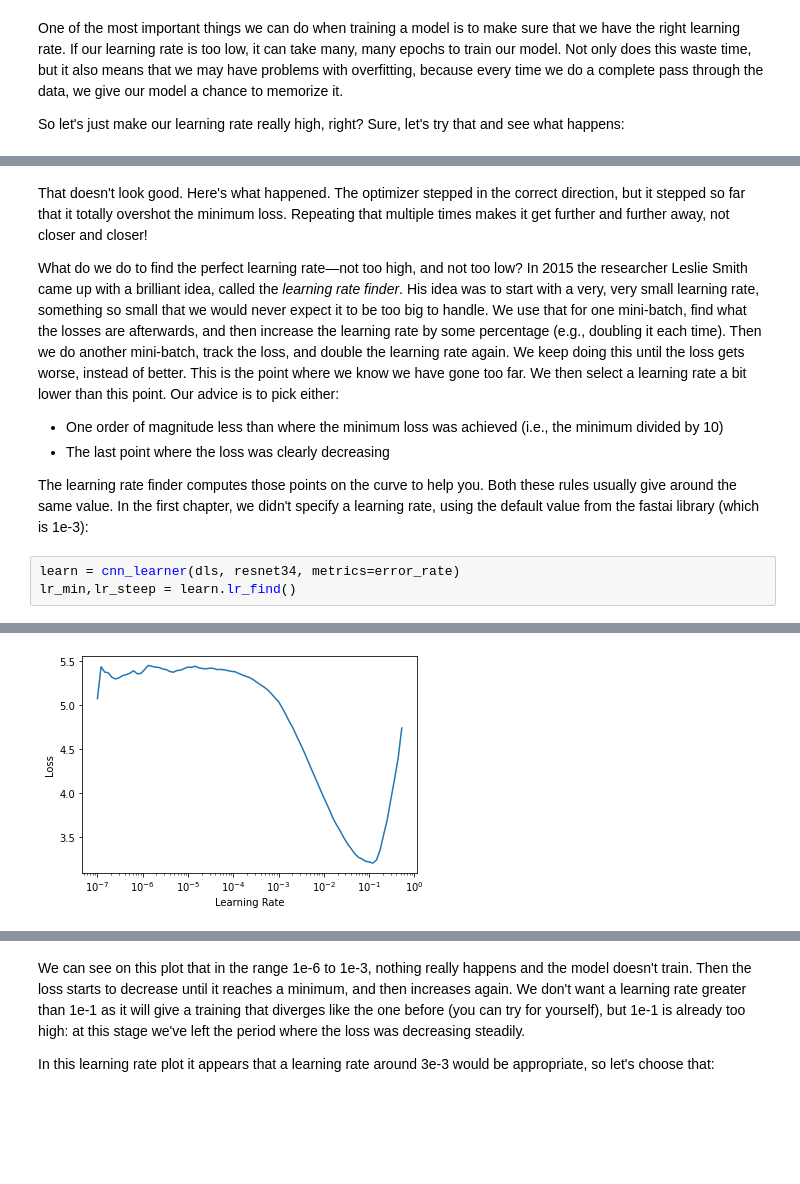
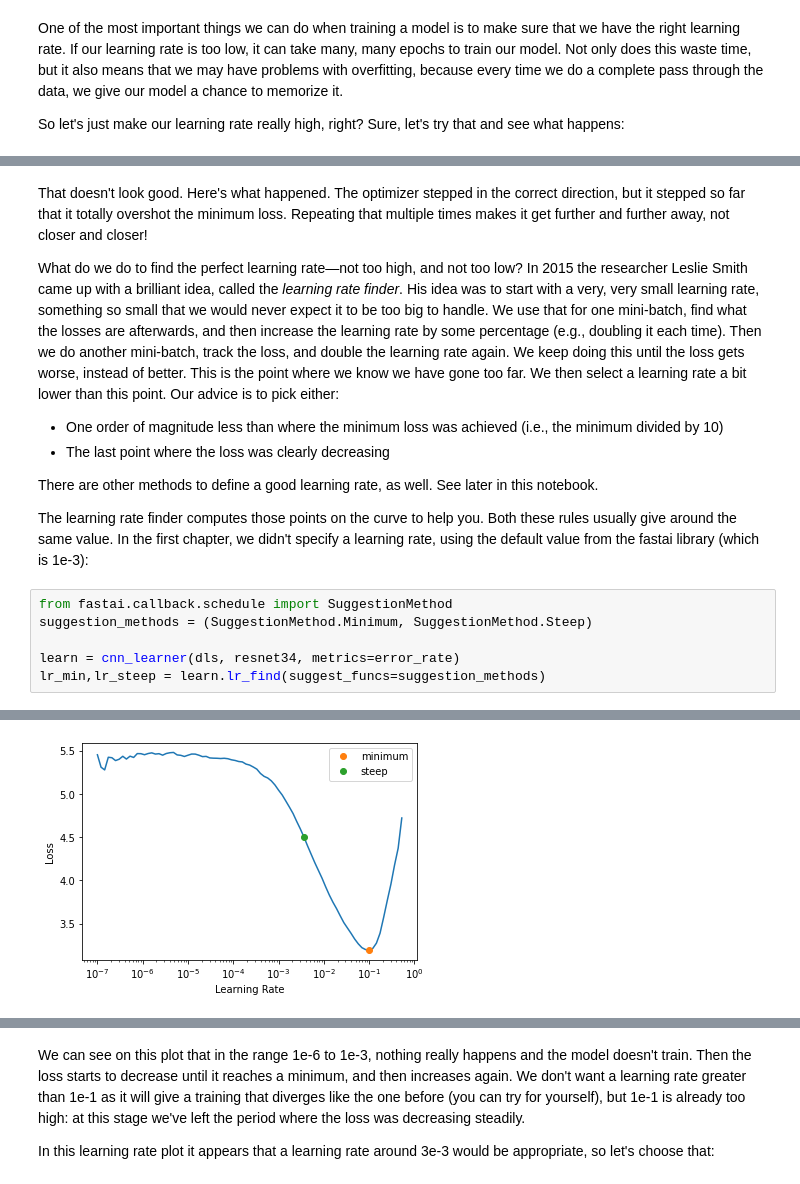
Before and after one commit to vtecftwy/fastbook, a Jupyter notebook: 05_pet_breeds_w_assignments.ipynb, the cells around one changed output, grey strips where cells are left out. Cells and saved outputs as stored; diff of their text form; blank space fills up the shorter version.

```diff
--- a/05_pet_breeds_w_assignments.ipynb
+++ b/05_pet_breeds_w_assignments.ipynb
@@ -578,13 +578,18 @@ What do we do to find the perfect learning rate—not too high, and not too low?
 - One order of magnitude less than where the minimum loss was achieved (i.e., the minimum divided by 10)
 - The last point where the loss was clearly decreasing
 
+There are other methods to define a good learning rate, as well. See later in this notebook.
+
 The learning rate finder computes those points on the curve to help you. Both these rules usually give around the same value. In the first chapter, we didn't specify a learning rate, using the default value from the fastai library (which is 1e-3):
 # %%
+from fastai.callback.schedule import SuggestionMethod
+suggestion_methods = (SuggestionMethod.Minimum, SuggestionMethod.Steep)
+
 learn = cnn_learner(dls, resnet34, metrics=error_rate)
-lr_min,lr_steep = learn.lr_find()
+lr_min,lr_steep = learn.lr_find(suggest_funcs=suggestion_methods)
 # %% [output]
 [interactive output not drawn]
-[figure, old version]
+[figure, new version]
 # %%
 print(f"Minimum/10: {lr_min:.2e}, steepest point: {lr_steep:.2e}")
 # %% [output]
```
Also changed, not shown: parts of 27 cells of this notebook.
